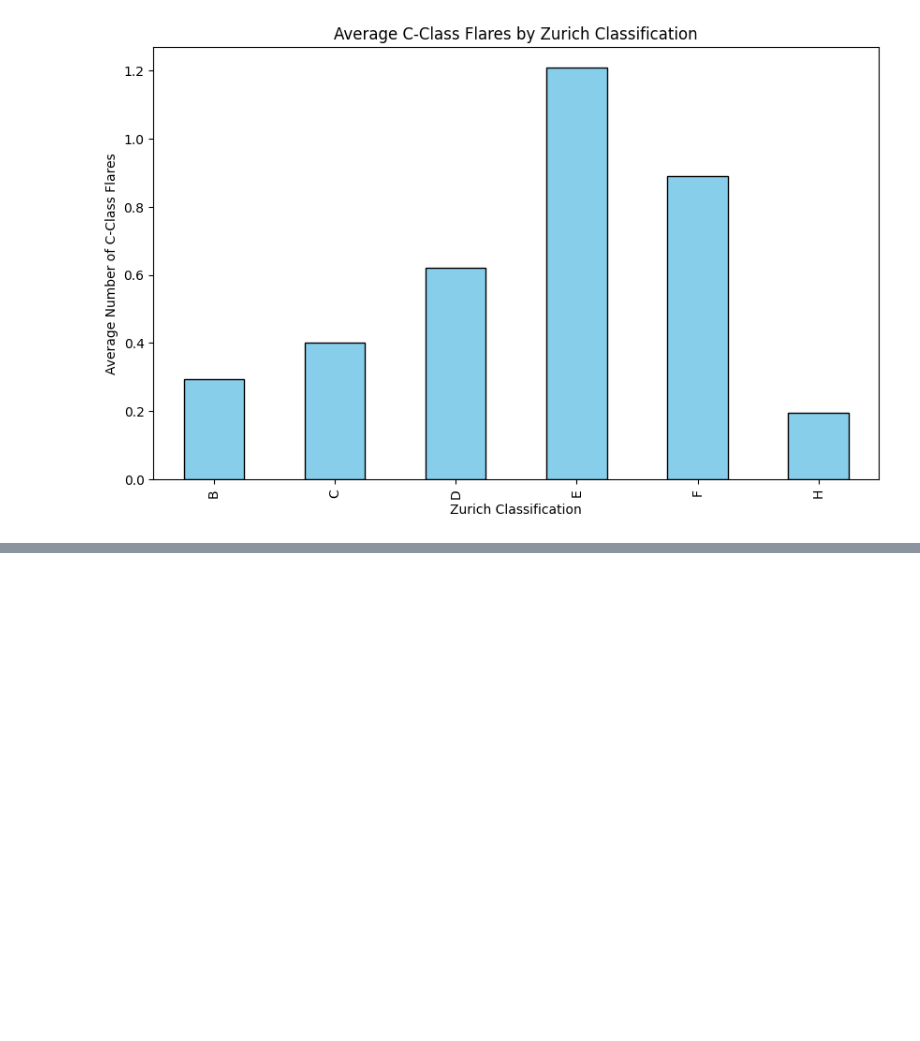
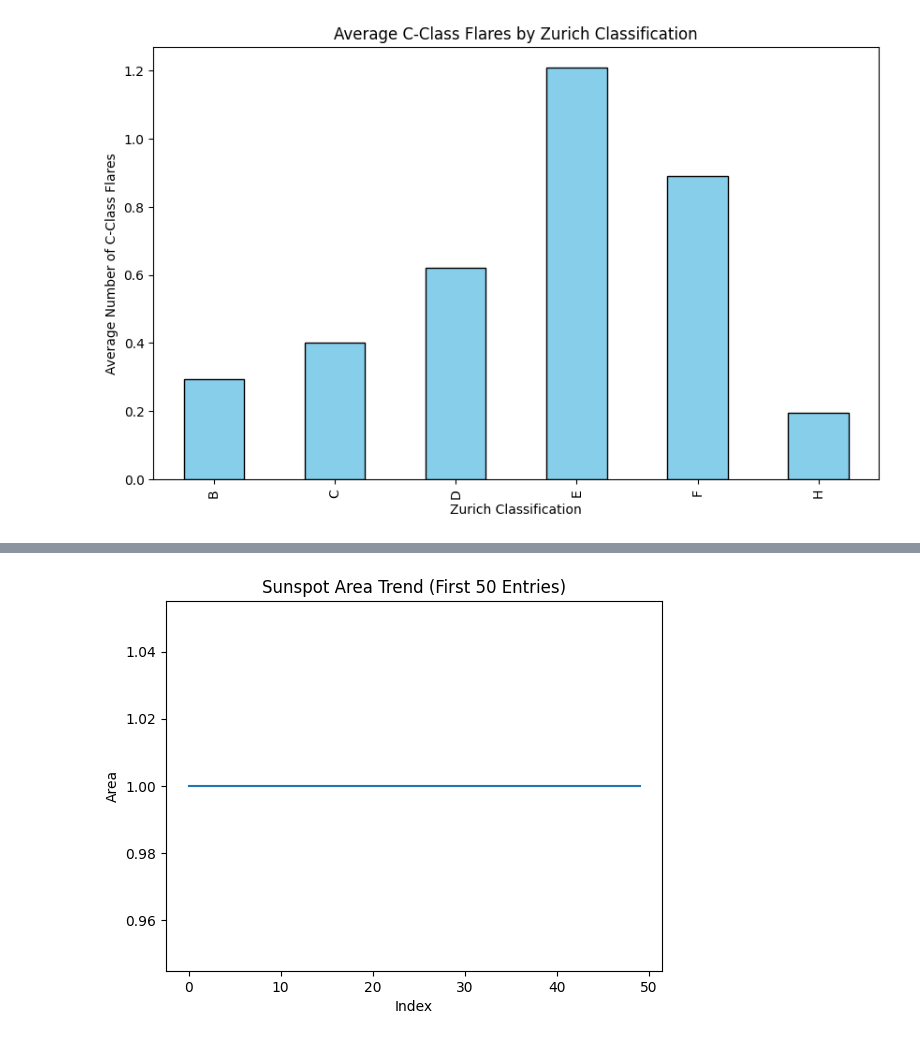
Before and after one commit to Anisa-Tanjim/Solar-Flares, a Jupyter notebook: Solar_Flares_RESEARCH_[ANISA_TANJIM].ipynb, the cells around one changed output, grey strips where cells are left out. Cells and saved outputs as stored; diff of their text form; code cells hidden in the pictures; blank space fills up the shorter version.

```diff
--- a/Solar_Flares_RESEARCH_[ANISA_TANJIM].ipynb
+++ b/Solar_Flares_RESEARCH_[ANISA_TANJIM].ipynb
@@ -141,0 +154,8 @@ plt.show()
+# %%
+plt.plot(df['area'].head(50))
+plt.title('Sunspot Area Trend (First 50 Entries)')
+plt.xlabel('Index')
+plt.ylabel('Area')
+plt.show()
+# %% [output]
+[figure, added]
```
Also changed, not shown: parts of 1 cell of this notebook.
